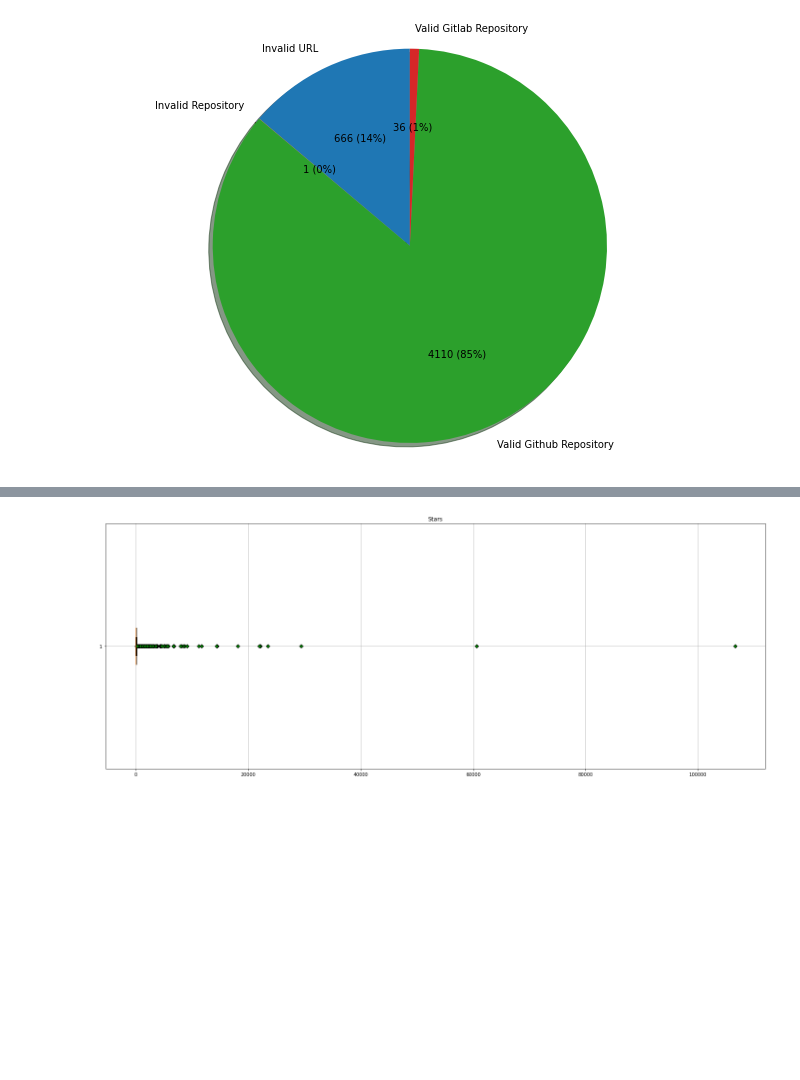
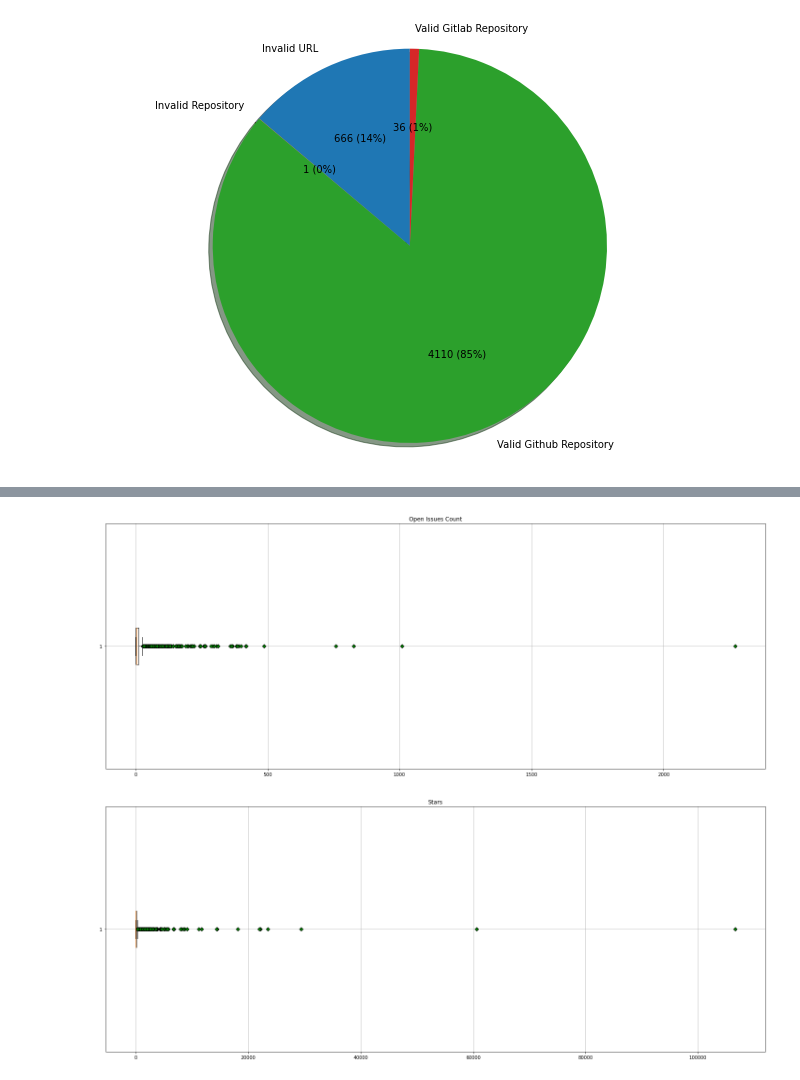
Before and after one commit to rafaatsouza/django-packages-miner, a Jupyter notebook: src/django-packages.ipynb, the cells around one changed output, grey strips where cells are left out. Drawn from its saved outputs; the diff is of its cells as text; code cells hidden in the pictures; blank space fills up the shorter version.

```diff
--- a/src/django-packages.ipynb
+++ b/src/django-packages.ipynb
@@ -55,3 +85,17 @@ plt.show()
+# %%
+fig, ax = plt.subplots(figsize=(20, 8))
+
+open_issues = valid_repo['repo_open_issues'].values
+
+ax.boxplot(open_issues, flierprops=dict(markerfacecolor='g', marker='D'), vert=False)
+ax.set_title('Open Issues Count')
+
+plt.tight_layout()
+plt.grid()
+
+plt.show()
+# %% [output]
+[figure, added]
 # %%
 fig, ax = plt.subplots(figsize=(20, 8))
 
```
Also changed, not shown: parts of 5 cells of this notebook.
